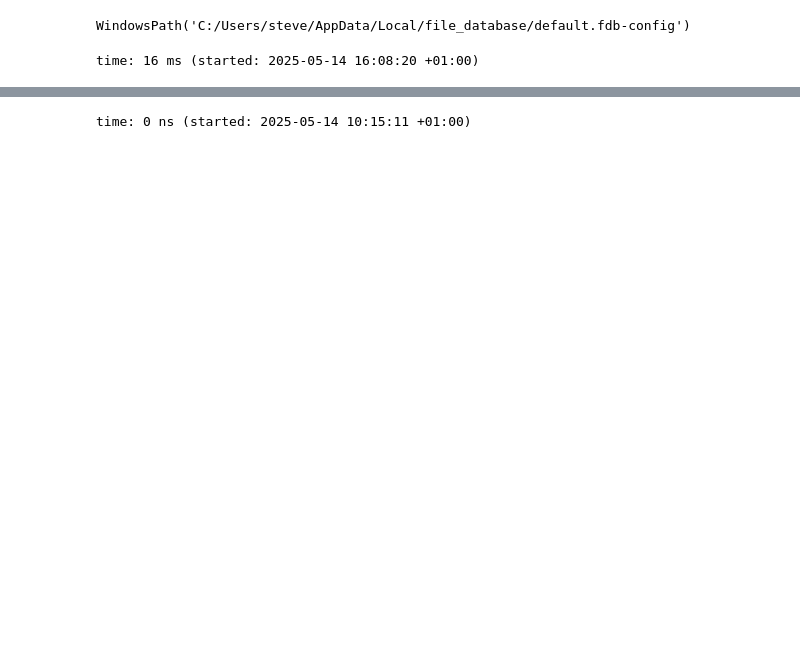
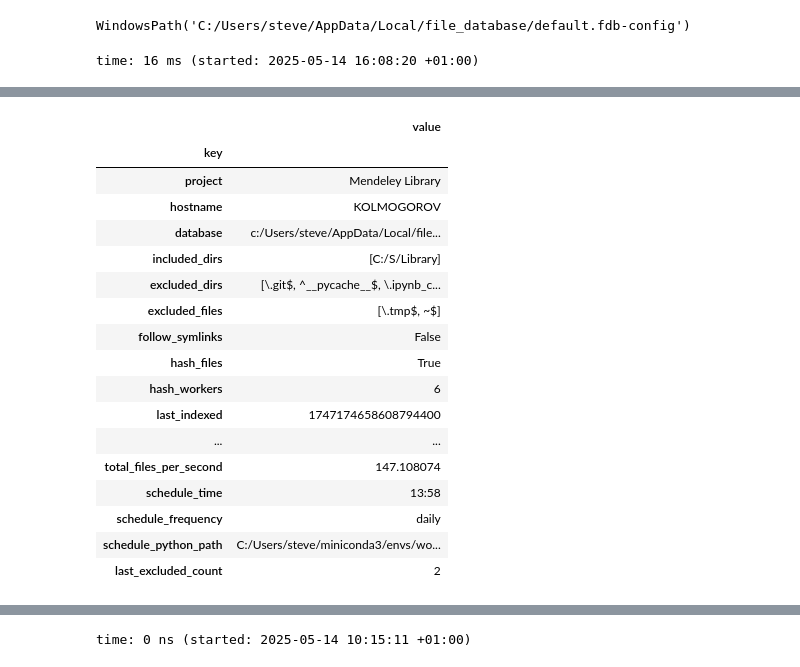
Before and after one commit to mynl/file_database_project, a Jupyter notebook: scratch.ipynb, the cells around one changed output, grey strips where cells are left out. Saved outputs shown, nothing was run; the diff lists cells and outputs as text; code cells hidden in the pictures; blank space fills up the shorter version.

```diff
--- a/scratch.ipynb
+++ b/scratch.ipynb
@@ -77,0 +106,21 @@ time: 78 ms (started: 2025-05-15 13:26:49 +01:00)
+# %%
+pm.config_df
+# %% [output]
+|  | value |
+| key |  |
+| project | Mendeley Library |
+| hostname | KOLMOGOROV |
+| database | c:/Users/steve/AppData/Local/file... |
+| included_dirs | [C:/S/Library] |
+| excluded_dirs | [\.git$, ^__pycache__$, \.ipynb_c... |
+| excluded_files | [\.tmp$, ~$] |
+| follow_symlinks | False |
+| hash_files | True |
+| hash_workers | 6 |
+| last_indexed | 1747174658608794400 |
+| ... | ... |
+| total_files_per_second | 147.108074 |
+| schedule_time | 13:58 |
+| schedule_frequency | daily |
+| schedule_python_path | C:/Users/steve/miniconda3/envs/wo... |
+| last_excluded_count | 2 |
```
Also changed, not shown: parts of 52 cells of this notebook, 4 other files.
